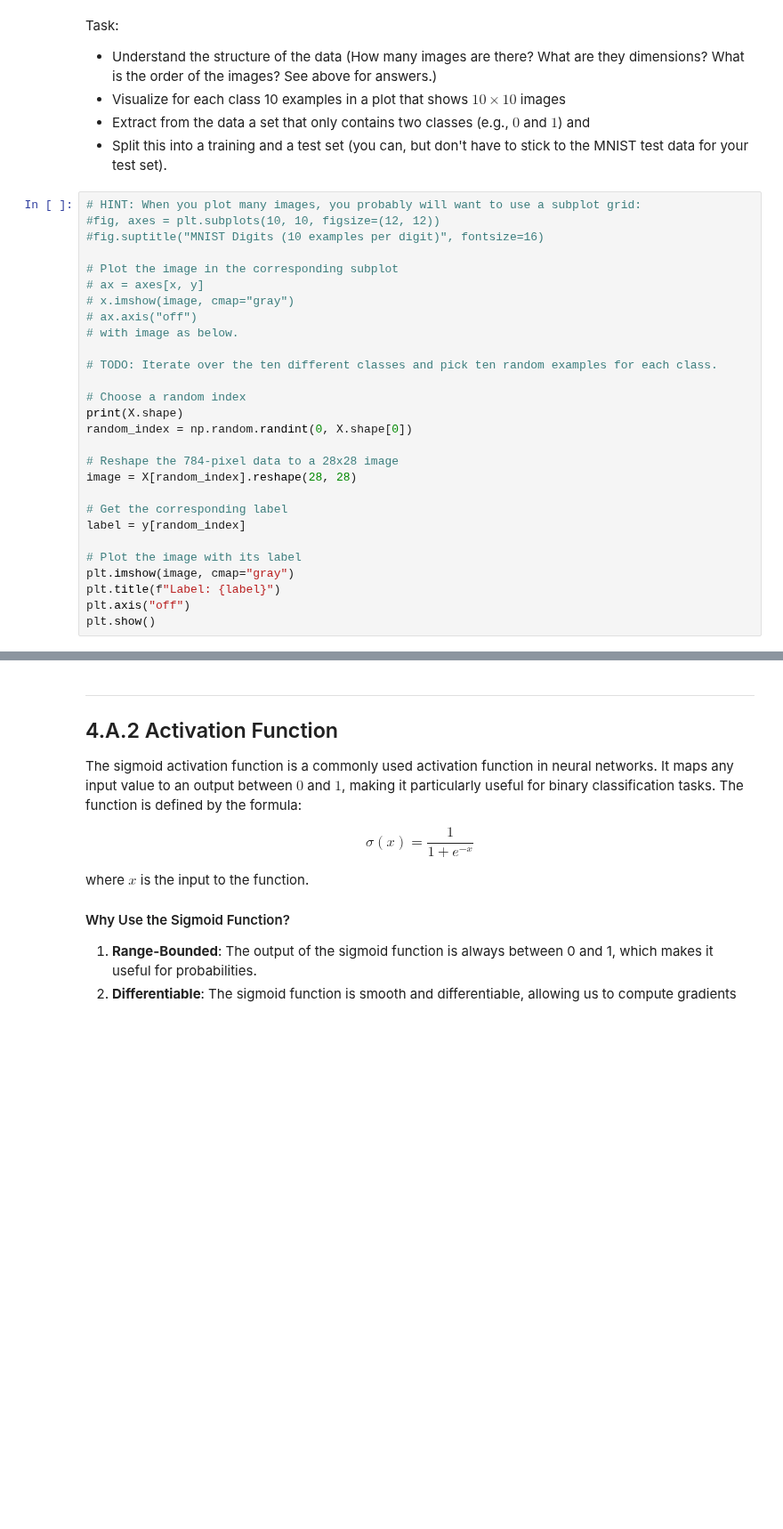
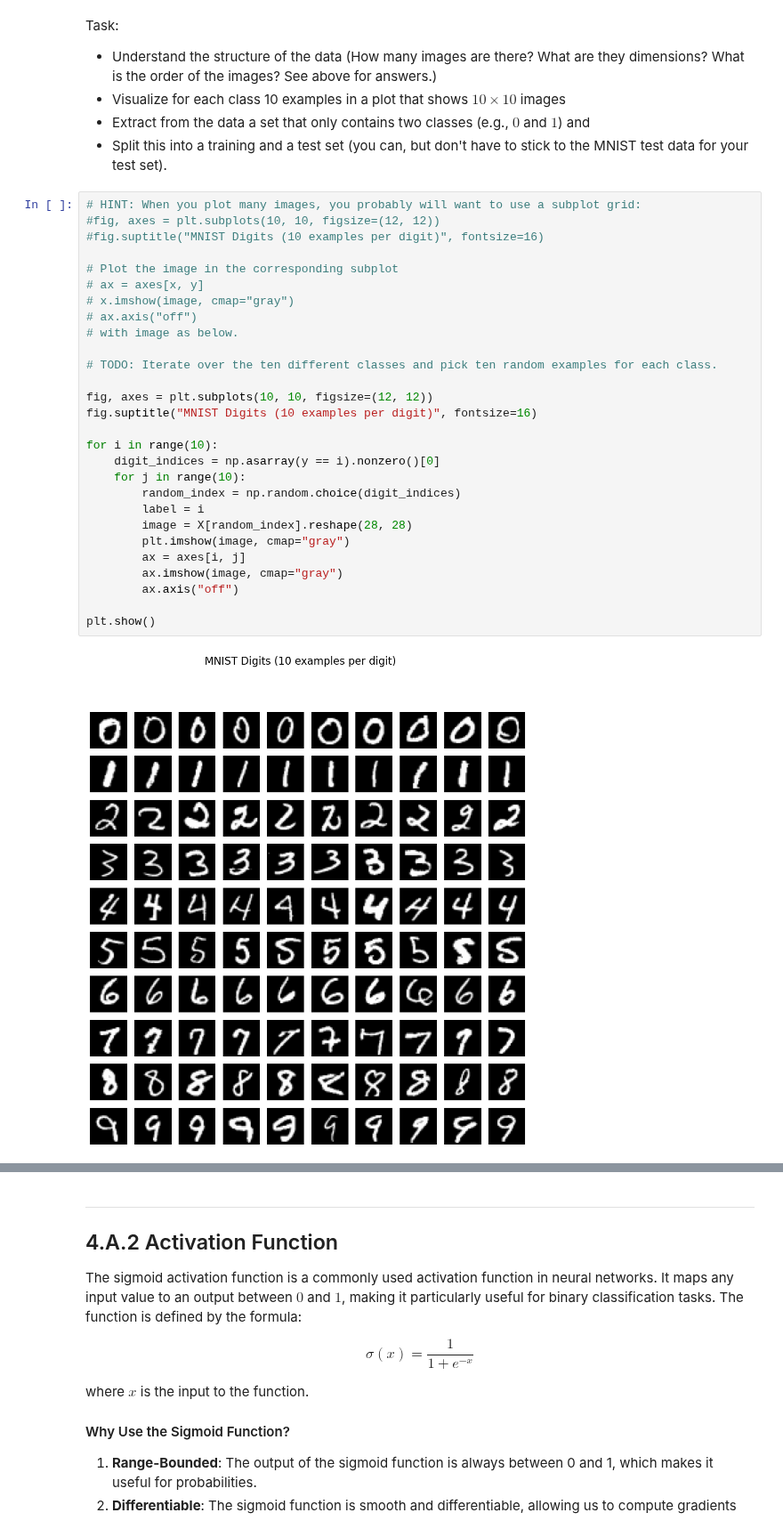
Before and after one commit to MarvinKohnen/deep-reinforcement-learning, a Jupyter notebook: drl_deep_course/4_Classification/4_A_Classification.ipynb, the cells around one changed output, grey strips where cells are left out. Shown at 89% size. Cells and saved outputs as stored; diff of their text form; blank space fills up the shorter version.

```diff
--- a/drl_deep_course/4_Classification/4_A_Classification.ipynb
+++ b/drl_deep_course/4_Classification/4_A_Classification.ipynb
@@ -39,31 +39,33 @@ Task:
 # %%
 # HINT: When you plot many images, you probably will want to use a subplot grid:
 #fig, axes = plt.subplots(10, 10, figsize=(12, 12))
 #fig.suptitle("MNIST Digits (10 examples per digit)", fontsize=16)
 
 # Plot the image in the corresponding subplot
 # ax = axes[x, y]
 # x.imshow(image, cmap="gray")
 # ax.axis("off")
 # with image as below.
 
 # TODO: Iterate over the ten different classes and pick ten random examples for each class.
 
-# Choose a random index
-print(X.shape)
-random_index = np.random.randint(0, X.shape[0])
+fig, axes = plt.subplots(10, 10, figsize=(12, 12))
+fig.suptitle("MNIST Digits (10 examples per digit)", fontsize=16)
 
-# Reshape the 784-pixel data to a 28x28 image
-image = X[random_index].reshape(28, 28)
+for i in range(10):
+    digit_indices = np.asarray(y == i).nonzero()[0]
+    for j in range(10):
+        random_index = np.random.choice(digit_indices)
+        label = i
+        image = X[random_index].reshape(28, 28)
+        plt.imshow(image, cmap="gray")
+        ax = axes[i, j]
+        ax.imshow(image, cmap="gray")
+        ax.axis("off")
 
-# Get the corresponding label
-label = y[random_index]
-
-# Plot the image with its label
-plt.imshow(image, cmap="gray")
-plt.title(f"Label: {label}")
-plt.axis("off")
 plt.show()
+# %% [output]
+[figure, added]
 # %%
 def load_two_classes(X, y, digit1, digit2, num_train=1000, num_test=1000):
     """
```
Also changed, not shown: parts of 11 cells of this notebook.
